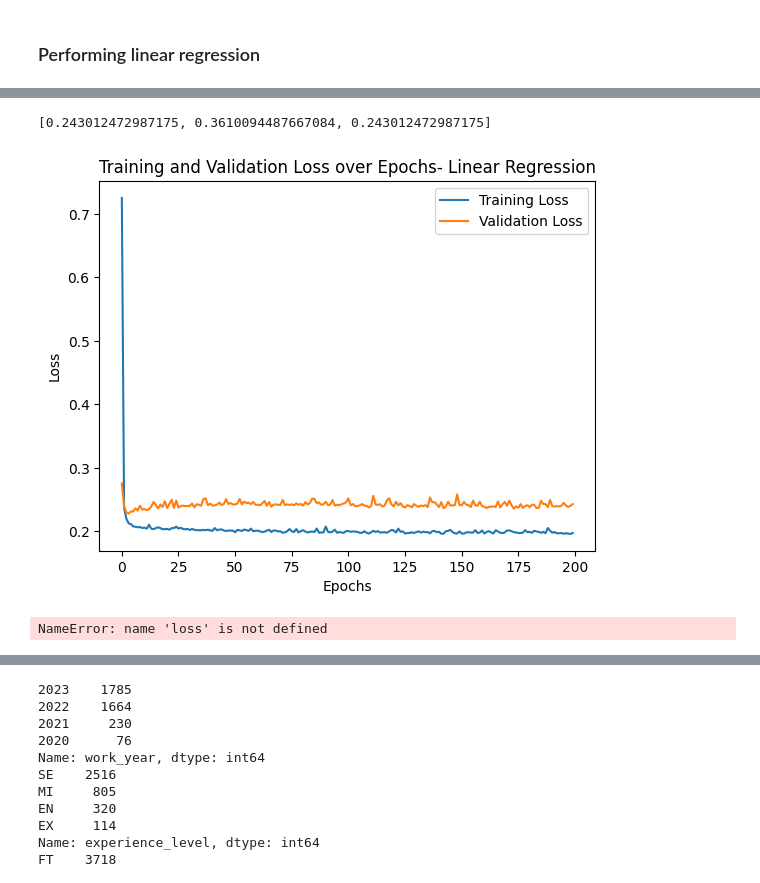
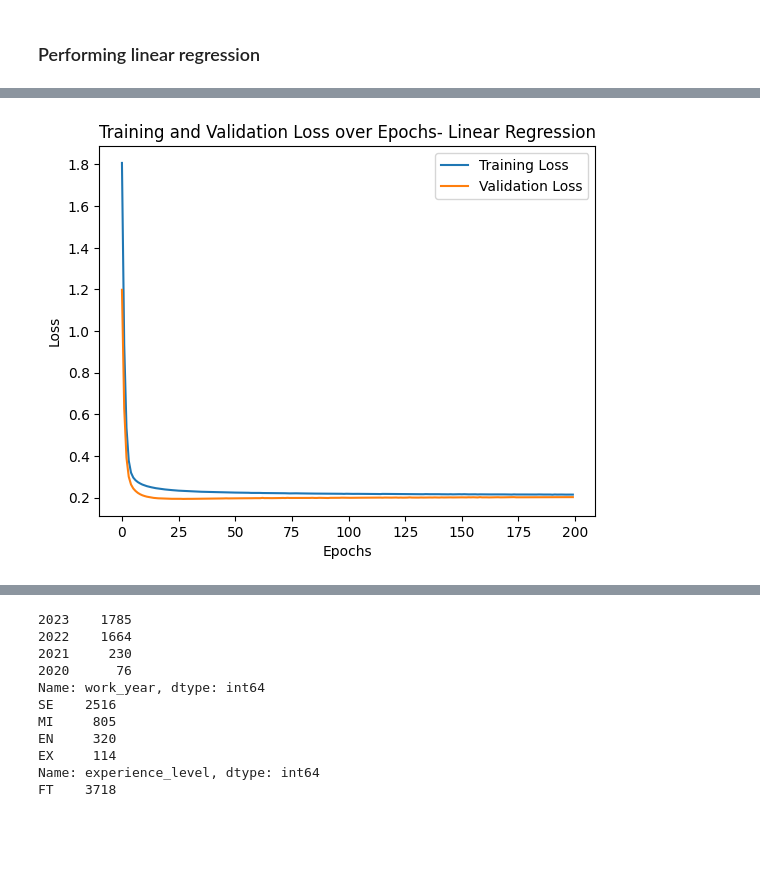
Before and after one commit to itamarKraitman/2024DeepLearningCourseProject, a Jupyter notebook: Main_Notebook.ipynb, the cells around one changed output, grey strips where cells are left out. Saved outputs shown, nothing was run; the diff lists cells and outputs as text; code cells hidden in the pictures; blank space fills up the shorter version.

Commit message:
modeling again

```diff
--- a/Main_Notebook.ipynb
+++ b/Main_Notebook.ipynb
@@ -274,10 +274,20 @@ x_train
 # %% [markdown]
 ### Performing linear regression
 # %%
-model = Sequential([
+# Building a Linear Regression model
+linear_regression = Sequential([
     Dense(1, input_shape=(X_train_preprocessed.shape[1],), activation='linear')
 ])
 
-model.compile(optimizer=Adam(learning_rate=0.01),  # Adjust learning rate as needed
+linear_regression.compile(optimizer=Adam(learning_rate=0.001),  # Adjust learning rate as needed
               loss='mse',  # Mean Squared Error
               metrics=['mae', 'mse'])  # Track Mean Absolute Error and Mean Squared Error during
+
+# Training the model
+linear_history = linear_regression.fit(X_train_preprocessed, y_train,
+                    validation_data=(X_valid_preprocessed, y_valid),
+                    epochs=200,
+                    batch_size=32,
+                    verbose=2)
+
+linear_evaluation_result = linear_regression.evaluate(X_valid_preprocessed, y_valid, verbose=0)
@@ -309,9 +311,0 @@ Epoch 200/200
-# %%
-# Evaluate the model on the test set
-# mse_test = model.evaluate(X_valid_preprocessed, y_valid, verbose=0)
-# print(f'Mean Squared Error on Test Set: {mse_test:,.2f}')
-
-evaluation_result = model.evaluate(X_valid_preprocessed, y_valid, verbose=0)
-print(evaluation_result)
-# %% [output]
-[0.243012472987175, 0.3610094487667084, 0.243012472987175]
@@ -322,14 +312,10 @@ print(evaluation_result)
 # %%
-plt.plot(history.history['loss'], label='Training Loss')
-plt.plot(history.history['val_loss'], label='Validation Loss')
+plt.plot(linear_history.history['loss'], label='Training Loss')
+plt.plot(linear_history.history['val_loss'], label='Validation Loss')
 plt.title('Training and Validation Loss over Epochs- Linear Regression')
 plt.xlabel('Epochs')
 plt.ylabel('Loss')
 plt.legend()
 plt.show()
 # %% [output]
-[figure, old version]
+[figure, new version]
-# %%
-min(loss)
-# %% [output]
-NameError: name 'loss' is not defined
```
Also changed, not shown: parts of 13 cells of this notebook.
